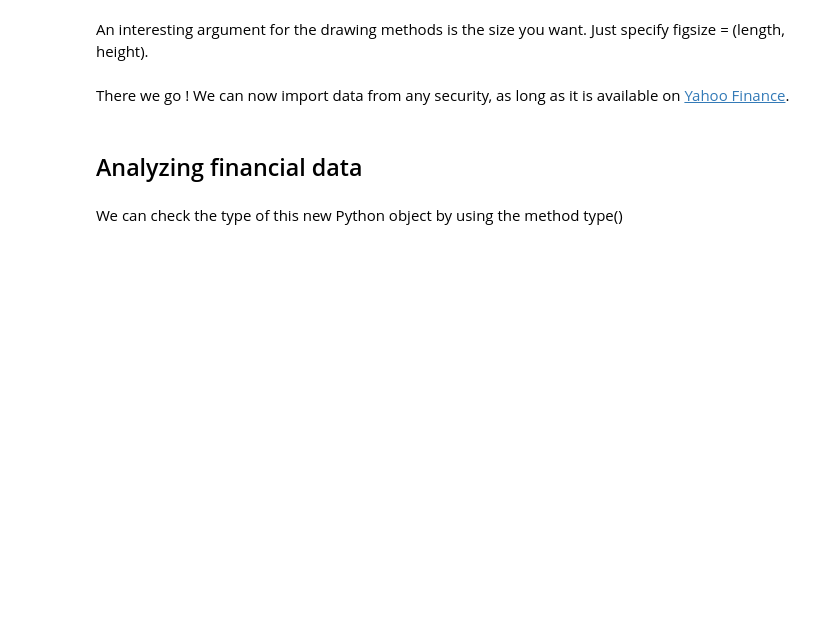
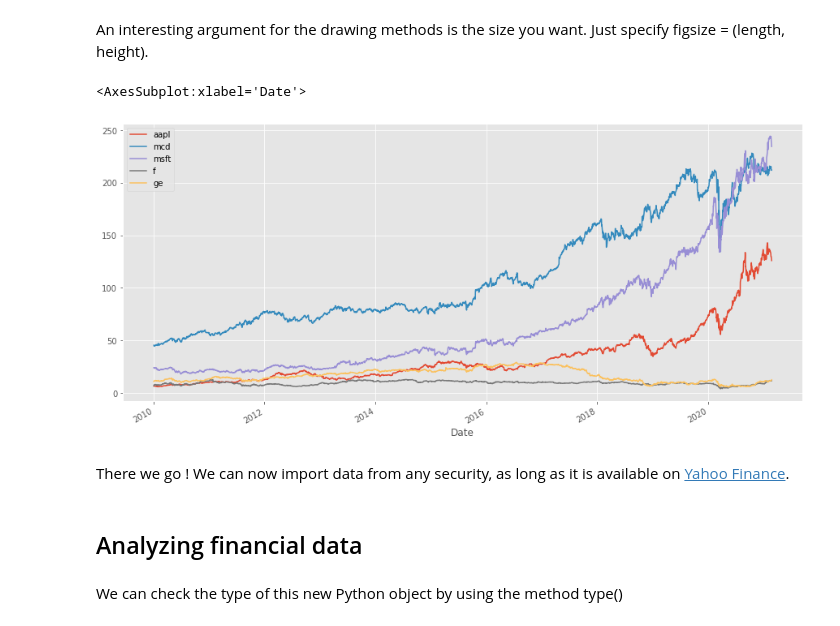
Before and after one commit to nicolasmauhe/computational_finance, a Jupyter notebook: course.ipynb, the cells around one changed output. Drawn from its saved outputs; the diff is of its cells as text; code cells hidden in the pictures; blank space fills up the shorter version.

```diff
--- a/course.ipynb
+++ b/course.ipynb
@@ -65,4 +86,7 @@ data.plot()
 # %% [markdown]
 An interesting argument for the drawing methods is the size you want. Just specify figsize = (length, height).
 # %%
-data.plot(figsize = (15, 10))
+data.plot(figsize = (15, 7))
+# %% [output]
+<AxesSubplot:xlabel='Date'>
+[figure, added]
```
Also changed, not shown: parts of 58 cells of this notebook.
